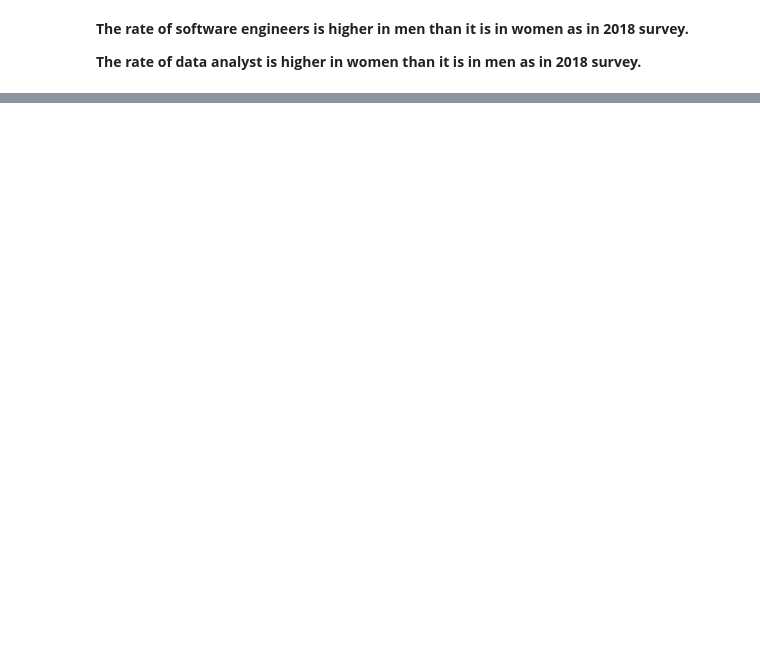
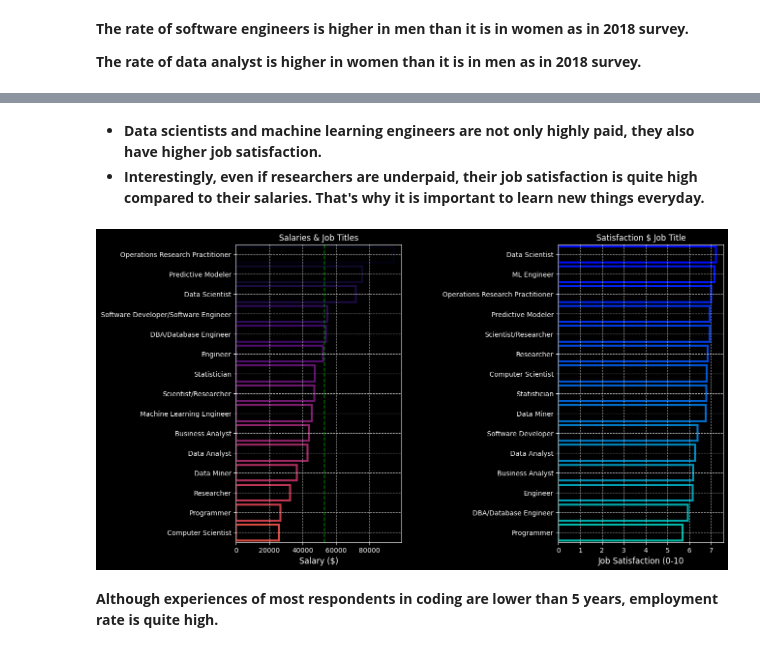
Before and after one commit to TelRich/Multiple_Choice_Response_Analysis, a Jupyter notebook: plotly_a.ipynb, the cells around one changed output, grey strips where cells are left out. Drawn from its saved outputs; the diff is of its cells as text; code cells hidden in the pictures; blank space fills up the shorter version.

Commit message:
added more plot

```diff
--- a/plotly_a.ipynb
+++ b/plotly_a.ipynb
@@ -628,3 +628,41 @@ PieChart('MajorSelect', "Undergraduate Major", 6)
 PieChart('CurrentJobTitleSelect', "Job Title", 6)
 # %% [output]
 [interactive output not drawn]
+# %% [markdown]
+* **Data scientists and machine learning engineers are not only highly paid, they also have higher job satisfaction.**
+* **Interestingly, even if researchers are underpaid, their job satisfaction is quite high compared to their salaries. That's why it is important to learn new things everyday.**
+# %%
+salary = salary[~(salary['CurrentJobTitleSelect'] == 'Other')]
+mulchrep = mulchrep[~(mulchrep['CurrentJobTitleSelect'] == 'Other')]
+
+f, ax=plt.subplots(1, 2, figsize=(13, 8))
+sal_job = salary.groupby('CurrentJobTitleSelect')['Salary'].median().to_frame().sort_values(by='Salary',
+                                                                                            ascending=False)
+sb.barplot(sal_job.Salary, sal_job.index, facecolor=(0, 0, 0, 0), linewidth=3,
+           edgecolor=sb.color_palette('inferno', 25), ax = ax[0])
+
+ax[0].set_title('Salaries & Job Titles', fontsize=12)
+ax[0].set_xlabel('Salary ($)', fontsize=12)
+ax[0].set_ylabel('')
+ax[0].axvline(salary['Salary'].median(), linestyle='dashed', color='g')
+ax[0].grid(color='silver', linestyle='--')
+
+satisfy = mulchrep.copy()
+satisfy['JobSatisfaction'].replace({'10 - Highly Satisfied':'10', '1 - Highly Dissatisfied':'0',
+                                    'I prefer not to share':np.NaN}, inplace=True)
+satisfy.dropna(subset=['JobSatisfaction'], inplace=True)
+satisfy['JobSatisfaction'] = satisfy['JobSatisfaction'].astype(int)
+satisfy_job = satisfy.groupby(['CurrentJobTitleSelect'])['JobSatisfaction'].mean().sort_values(ascending=False).to_frame()
+sb.barplot(y=satisfy_job.index, x=satisfy_job.JobSatisfaction, facecolor=(0, 0, 0, 0,), linewidth=3,
+           edgecolor=sb.color_palette('winter', 20), ax=ax[1])
+
+ax[1].set_title('Satisfaction $ Job Title', fontsize=12)
+ax[1].set_xlabel('Job Satisfaction (0-10', fontsize=12)
+ax[1].set_ylabel('')
+ax[1].grid(color='silver', linestyle="--")
+plt.subplots_adjust(wspace=0.95)
+plt.show()
+# %% [output]
+[figure, added]
+# %% [markdown]
+**Although experiences of most respondents in coding are lower than 5 years, employment rate is quite high.**
```
